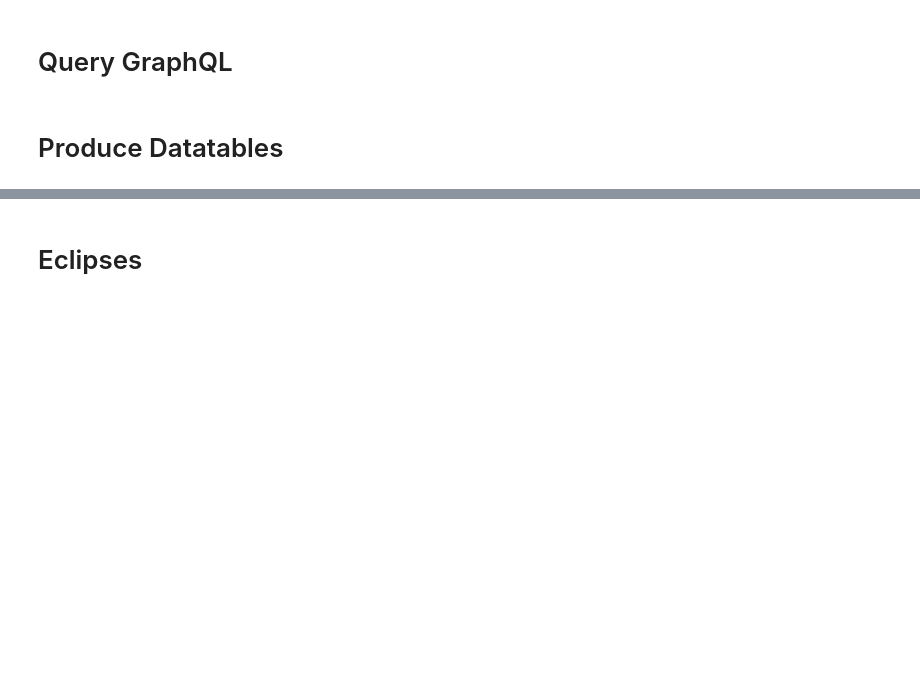
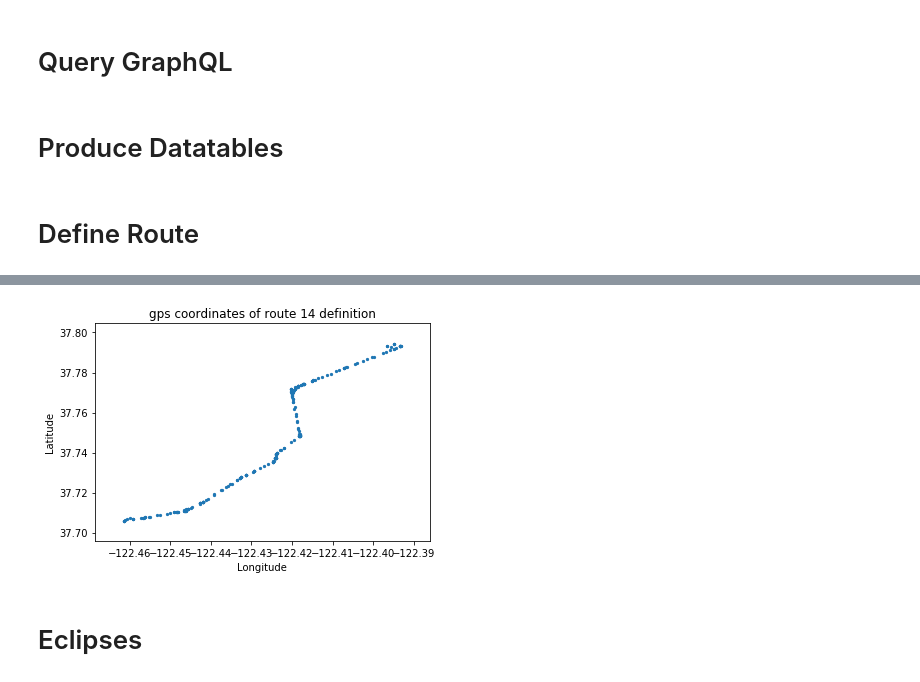
Before and after one commit to trynmaps/opentransit-metrics, a Jupyter notebook: mykelu/eclipses.ipynb, the cells around one changed output, grey strips where cells are left out. Cells and saved outputs as stored; diff of their text form; code cells hidden in the pictures; blank space fills up the shorter version.

Commit message:
define route function added

```diff
--- a/mykelu/eclipses.ipynb
+++ b/mykelu/eclipses.ipynb
@@ -96,3 +98,51 @@ def produce_buses(data: list) -> pd.DataFrame:
                              'did': 'DID',
                              'routeStates.vtime': 'TIME'}) \
             .reindex(['TIME', 'VID', 'LAT', 'LON', 'DID'], axis='columns')
+# %% [markdown]
+# Define Route
+# %%
+def routedef(routename: str) -> pd.DataFrame:
+
+    with open('muniroutes_geo.json') as json_data:
+        data = json.load(json_data)
+        data = data['features']
+
+        # collect coordinates for certain route, if route number matches given routename ex)'name'=:'14'
+        routedata = [routedata['geometry']['coordinates'] \
+                       for routedata in data \
+                       if (routedata['properties']['name'] == routename)]
+        routedata = routedata[0]
+
+        routecoords = []
+        for coordlist in routedata:
+            for coord in coordlist:
+                routecoords.append(coord)
+
+
+        #get coordinates of stops for the route
+        tx = time.time()
+        stopsdata = requests.get(f"http://restbus.info/api/agencies/sf-muni/routes/{routename}").json()['stops']
+
+        stopcoords = []
+        for stop in stopsdata:
+            stopcoords.append([stop['lon'],stop['lat']])
+
+        # add stop coordinates to route coordnates
+        for stop in stopcoords:
+            # check if repeating coordinate
+            if stop not in routecoords:
+                routecoords.append(stop)
+
+        routecoords = pd.DataFrame(routecoords, columns = ['LON','LAT'])
+        return routecoords
+
+t1=time.time()
+routecoords = routedef('14')
+print('it took %s seconds to open and define route'%(time.time()-t1))
+
+plt.title('gps coordinates of route 14 definition')
+plt.xlabel('Longitude')
+plt.ylabel('Latitude')
+plt.scatter(routecoords['LON'],routecoords['LAT'], s = 5)
+plt.show()
+# %% [output]
@@ -99,3 +150,4 @@ def produce_buses(data: list) -> pd.DataFrame:
+[figure, added]
 # %% [markdown]
 # Eclipses
 # %%
```
Also changed, not shown: parts of 9 cells of this notebook, 1 other file.
